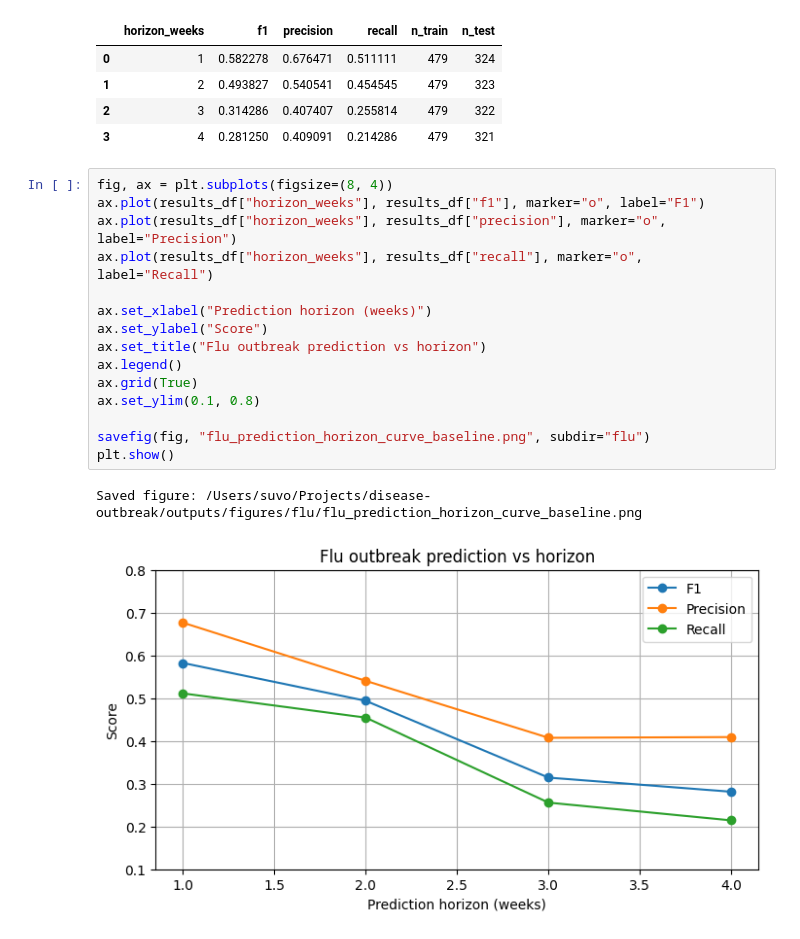
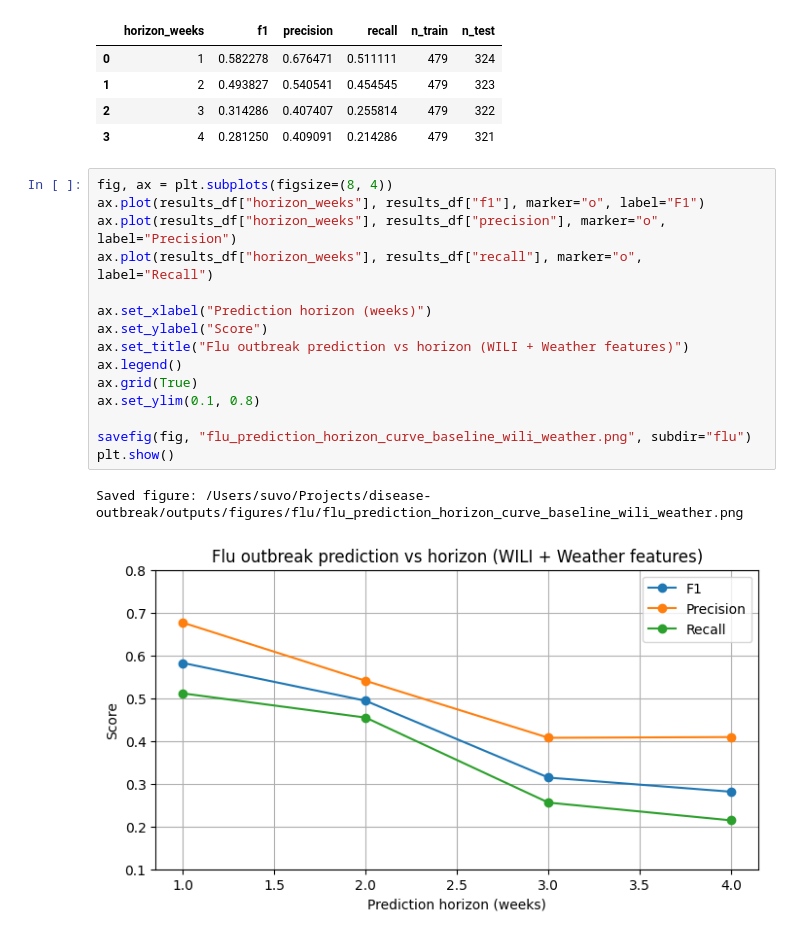
Before and after one commit to suvoganguli/disease-outbreak, a Jupyter notebook: notebooks/10_flu_model..ipynb, the cells around one changed output. Drawn from its saved outputs; the diff is of its cells as text.

Commit message:
final figure

```diff
--- a/notebooks/10_flu_model..ipynb
+++ b/notebooks/10_flu_model..ipynb
@@ -431,18 +442,18 @@ results_df
 # %%
 fig, ax = plt.subplots(figsize=(8, 4))
 ax.plot(results_df["horizon_weeks"], results_df["f1"], marker="o", label="F1")
 ax.plot(results_df["horizon_weeks"], results_df["precision"], marker="o", label="Precision")
 ax.plot(results_df["horizon_weeks"], results_df["recall"], marker="o", label="Recall")
 
 ax.set_xlabel("Prediction horizon (weeks)")
 ax.set_ylabel("Score")
-ax.set_title("Flu outbreak prediction vs horizon")
+ax.set_title("Flu outbreak prediction vs horizon (WILI + Weather features)")
 ax.legend()
 ax.grid(True)
 ax.set_ylim(0.1, 0.8)
 
-savefig(fig, "flu_prediction_horizon_curve_baseline.png", subdir="flu")
+savefig(fig, "flu_prediction_horizon_curve_baseline_wili_weather.png", subdir="flu")
 plt.show()
 # %% [output]
-Saved figure: /Users/suvo/Projects/disease-outbreak/outputs/figures/flu/flu_prediction_horizon_curve_baseline.png
+Saved figure: /Users/suvo/Projects/disease-outbreak/outputs/figures/flu/flu_prediction_horizon_curve_baseline_wili_weather.png
-[figure, old version]
+[figure, new version]
```
Also changed, not shown: parts of 3 cells of this notebook, 17 other files.
